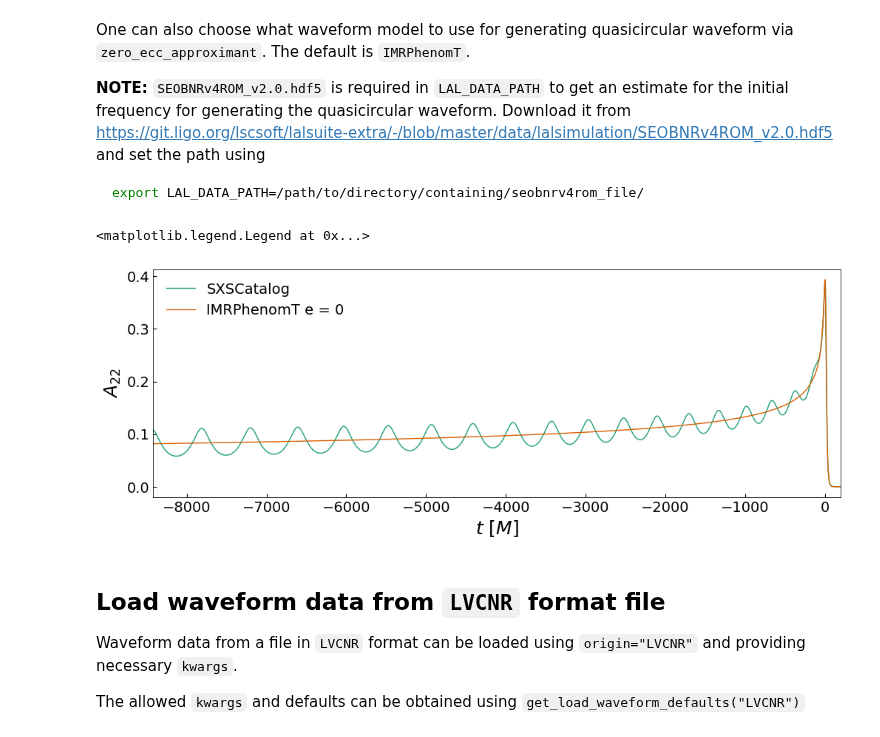
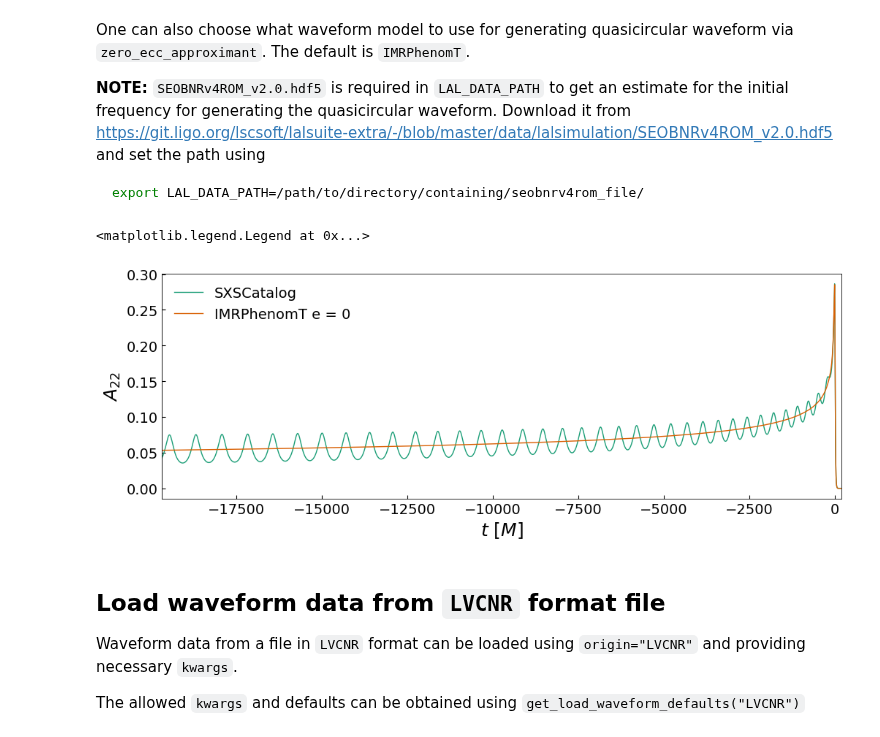
Before and after one commit to vijayvarma392/gw_eccentricity, a Jupyter notebook: examples/load_waveform_demo.ipynb, the cells around one changed output. Saved outputs shown, nothing was run; the diff lists cells and outputs as text; code cells hidden in the pictures.

````diff
--- a/examples/load_waveform_demo.ipynb
+++ b/examples/load_waveform_demo.ipynb
@@ -148,26 +158,25 @@ and set the path using
 export LAL_DATA_PATH=/path/to/directory/containing/seobnrv4rom_file/
 ```
 # %%
-kwargs = {"filepath": "data/SXS:BBH:2311/Lev3/rhOverM_Asymptotic_GeometricUnits_CoM.h5",
-         "metadata_path": "data/SXS:BBH:2311/Lev3/metadata.txt",
+kwargs = {"data_dir": "data/SXS:BBH:2538/Lev3/",
          "include_zero_ecc": True,
          "zero_ecc_approximant": "IMRPhenomT"}
 dataDict = load_waveform(origin, **kwargs)
 
 # use better defaults for plotting
 use_fancy_plotsettings(usetex=False)
 fig, ax = plt.subplots(figsize=(12, 4))
 # plot amplitude of the (2, 2) mode of eccentric waveform
 ax.plot(dataDict["t"], np.abs(dataDict["hlm"][(2, 2)]), label=origin)
 # plot amplitude of the (2, 2) mode of zeroecc waveform
 ax.plot(dataDict["t_zeroecc"], np.abs(dataDict["hlm_zeroecc"][(2, 2)]), label=kwargs["zero_ecc_approximant"] + " e = 0")
 ax.set_xlim(dataDict["t"][0], 200)
 ax.set_xlabel(labelsDict["t_dimless"])
 ax.set_ylabel(labelsDict["amp22"])
 ax.legend(loc="upper left")
 # %% [output]
 <matplotlib.legend.Legend at 0x...>
-[figure, old version]
+[figure, new version]
 # %% [markdown]
 ## Load waveform data from `LVCNR` format file
 Waveform data from a file in `LVCNR` format can be loaded using `origin="LVCNR"` and providing necessary `kwargs`.
````
Also changed, not shown: parts of 8 cells of this notebook, 1 other file.
